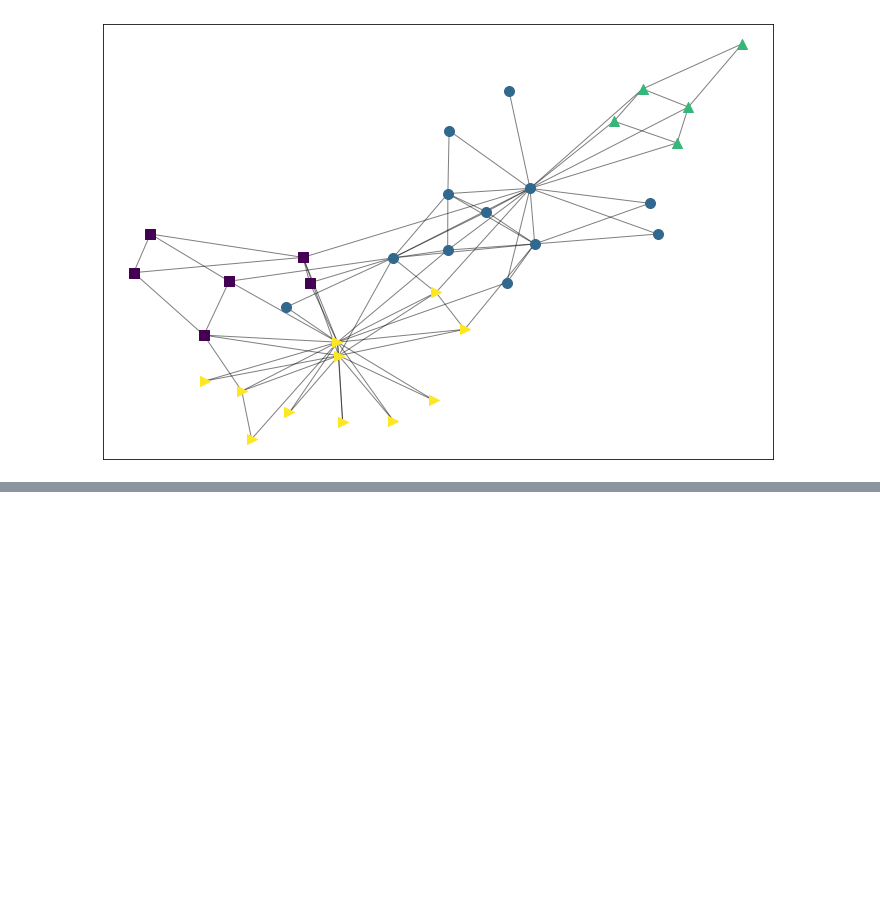
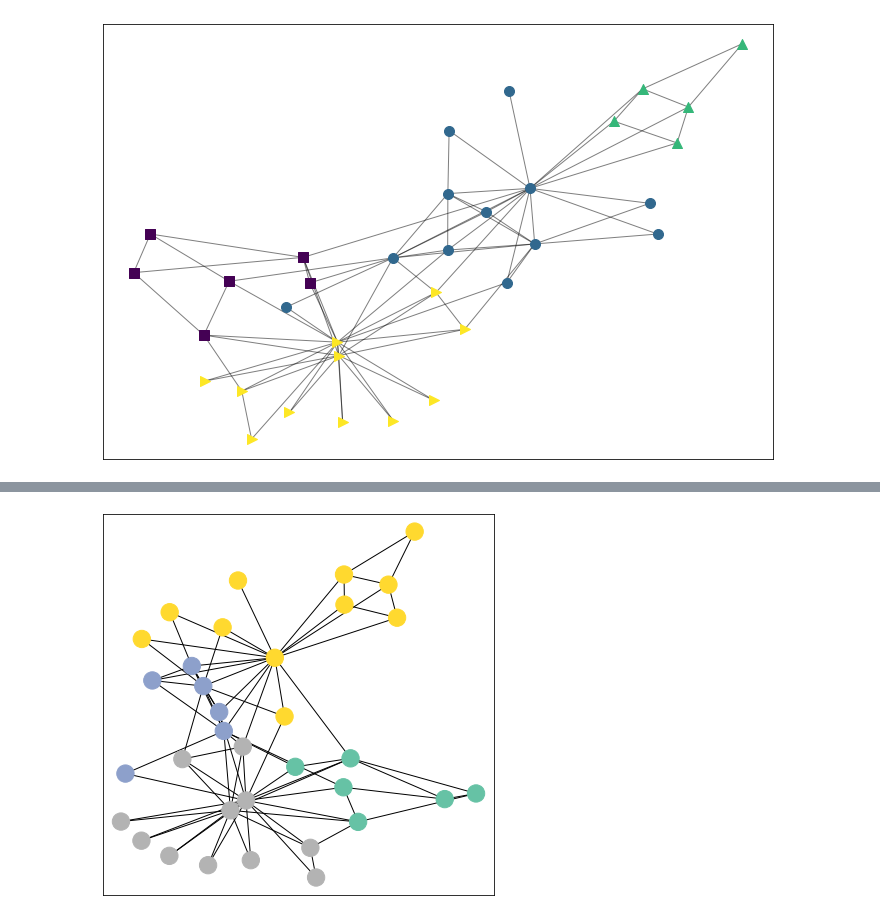
Before and after one commit to mamintoosi-papers-codes/ClusterGCN, a Jupyter notebook: karate.ipynb, the cells around one changed output, grey strips where cells are left out. Saved outputs shown, nothing was run; the diff lists cells and outputs as text; code cells hidden in the pictures; blank space fills up the shorter version.

```diff
--- a/karate.ipynb
+++ b/karate.ipynb
@@ -26,0 +108,23 @@ for node, color in partition.items():
+# %%
+import torch
+def visualize(h, color, epoch=None, loss=None):
+    plt.figure(figsize=(7,7))
+    plt.xticks([])
+    plt.yticks([])
+
+    if torch.is_tensor(h):
+        h = h.detach().cpu().numpy()
+        plt.scatter(h[:, 0], h[:, 1], s=140, c=color, cmap="Set2")
+        if epoch is not None and loss is not None:
+            plt.xlabel(f'Epoch: {epoch}, Loss: {loss.item():.4f}', fontsize=16)
+    else:
+        nx.draw_networkx(G, pos=nx.spring_layout(G, seed=42), with_labels=False,
+                         node_color=color, cmap="Set2")
+    plt.show()
+# %%
+from torch_geometric.utils import to_networkx
+data = dataset[0]  # Get the first graph object.
+G = to_networkx(data, to_undirected=True)
+visualize(G, color=data.y)
+# %% [output]
+[figure, added]
```
Also changed, not shown: parts of 8 cells of this notebook, 2 other files.
